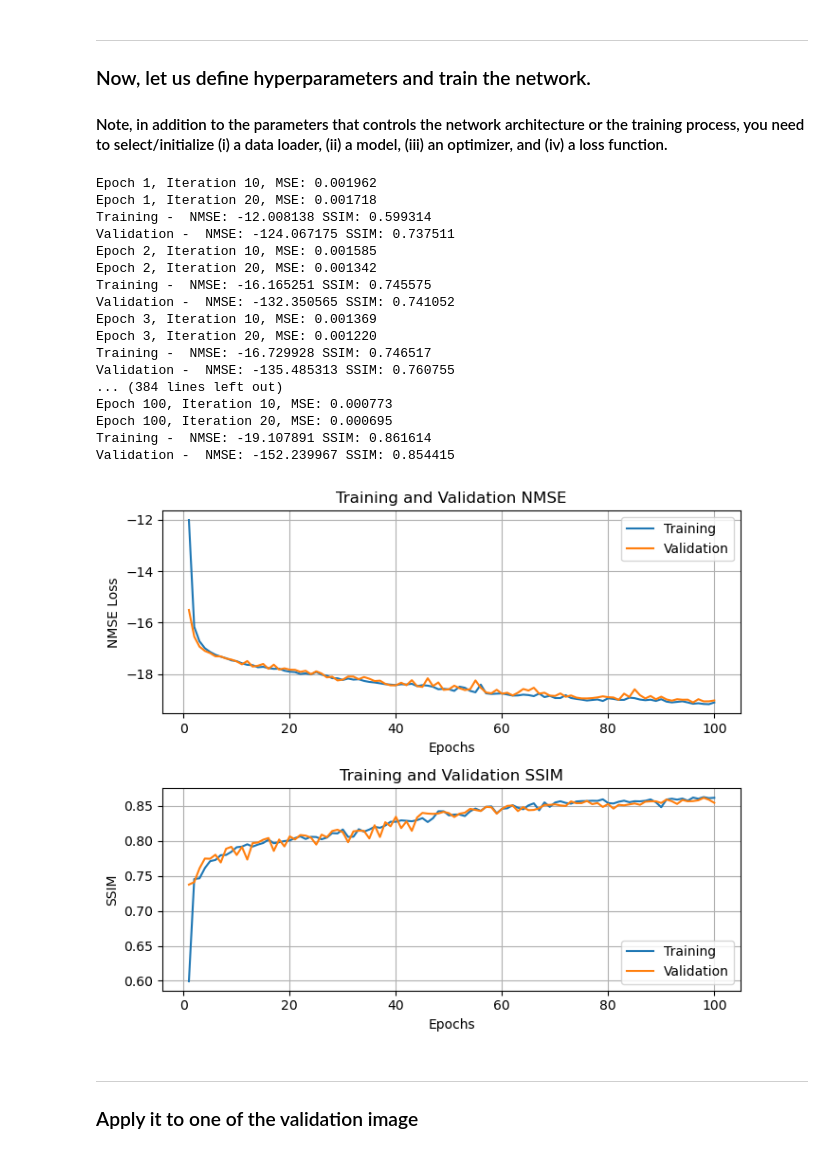
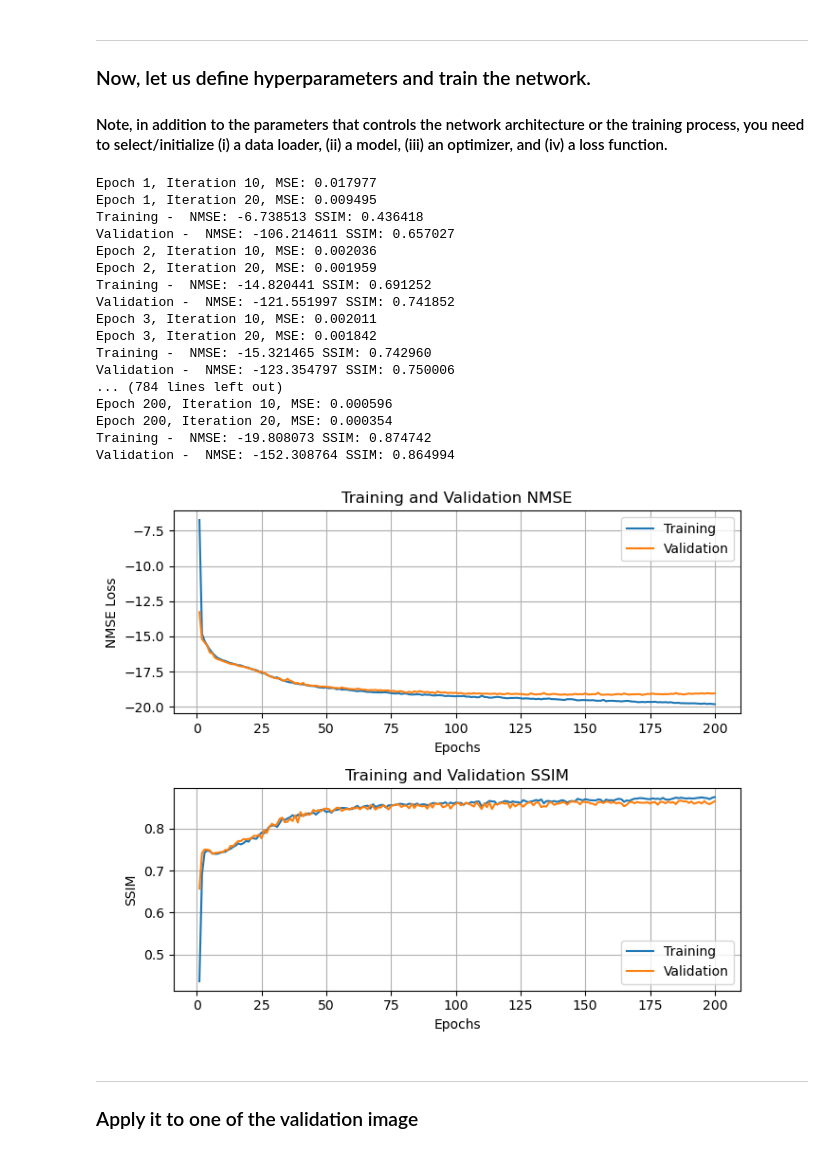
Before and after one commit to MihirJoe/MRI-Denoising, a Jupyter notebook: starter_code.ipynb, the cells around one changed output. Cells and saved outputs as stored; diff of their text form; code cells hidden in the pictures.

```diff
--- a/starter_code.ipynb
+++ b/starter_code.ipynb
@@ -566,36 +439,36 @@ ___
 #### Note, in addition to the parameters that controls the network architecture or the training process, you need to select/initialize (i) a data loader, (ii) a model, (iii) an optimizer, and (iv) a loss function.
 # %%
 batch_size = 2 # Number of complete images in each batch
-lr = 1e-3  # Learning rate
+lr = 1e-4  # Learning rate
 sig = 0.1  # Noise std
-num_epoch = 100 # Epochs
+num_epoch = 200 # Epochs
 
 # Model, criterion, and optimizer
 train_loader = create_loader(train_dataset, batch_size)
 val_loader = create_loader(val_dataset, batch_size)
 
 model = MihirNet3() # Pick a model
 opt = optim.Adam(model.parameters(), lr=lr) # Pick an optimizer
 criterion = nn.MSELoss() # Pick a loss function
 
 # Let's train the model
 train_model(model, opt, criterion, train_loader, val_loader, num_epoch, noise_std=sig)
 # %% [output]
-Epoch 1, Iteration 10, MSE: 0.001962
-Epoch 1, Iteration 20, MSE: 0.001718
-Training -  NMSE: -12.008138 SSIM: 0.599314
-Validation -  NMSE: -124.067175 SSIM: 0.737511
-Epoch 2, Iteration 10, MSE: 0.001585
-Epoch 2, Iteration 20, MSE: 0.001342
-Training -  NMSE: -16.165251 SSIM: 0.745575
-Validation -  NMSE: -132.350565 SSIM: 0.741052
-Epoch 3, Iteration 10, MSE: 0.001369
-Epoch 3, Iteration 20, MSE: 0.001220
-Training -  NMSE: -16.729928 SSIM: 0.746517
-Validation -  NMSE: -135.485313 SSIM: 0.760755
-... (384 lines left out)
-Epoch 100, Iteration 10, MSE: 0.000773
-Epoch 100, Iteration 20, MSE: 0.000695
-Training -  NMSE: -19.107891 SSIM: 0.861614
-Validation -  NMSE: -152.239967 SSIM: 0.854415
+Epoch 1, Iteration 10, MSE: 0.017977
+Epoch 1, Iteration 20, MSE: 0.009495
+Training -  NMSE: -6.738513 SSIM: 0.436418
+Validation -  NMSE: -106.214611 SSIM: 0.657027
+Epoch 2, Iteration 10, MSE: 0.002036
+Epoch 2, Iteration 20, MSE: 0.001959
+Training -  NMSE: -14.820441 SSIM: 0.691252
+Validation -  NMSE: -121.551997 SSIM: 0.741852
+Epoch 3, Iteration 10, MSE: 0.002011
+Epoch 3, Iteration 20, MSE: 0.001842
+Training -  NMSE: -15.321465 SSIM: 0.742960
+Validation -  NMSE: -123.354797 SSIM: 0.750006
+... (784 lines left out)
+Epoch 200, Iteration 10, MSE: 0.000596
+Epoch 200, Iteration 20, MSE: 0.000354
+Training -  NMSE: -19.808073 SSIM: 0.874742
+Validation -  NMSE: -152.308764 SSIM: 0.864994
-[figure, old version]
+[figure, new version]
```
Also changed, not shown: parts of 15 cells of this notebook, 1 other file.
